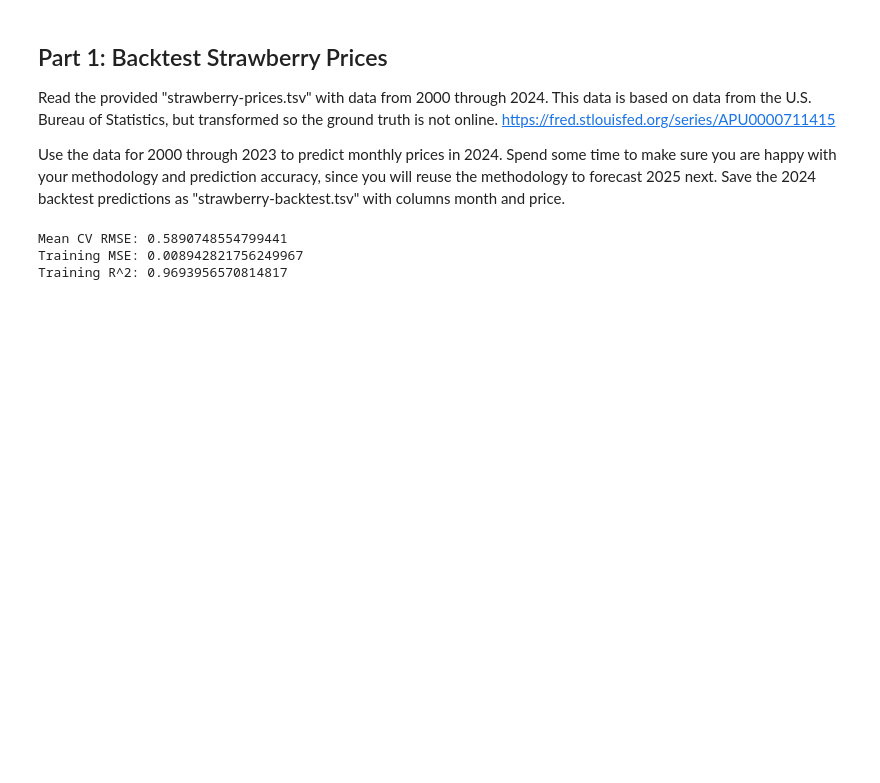
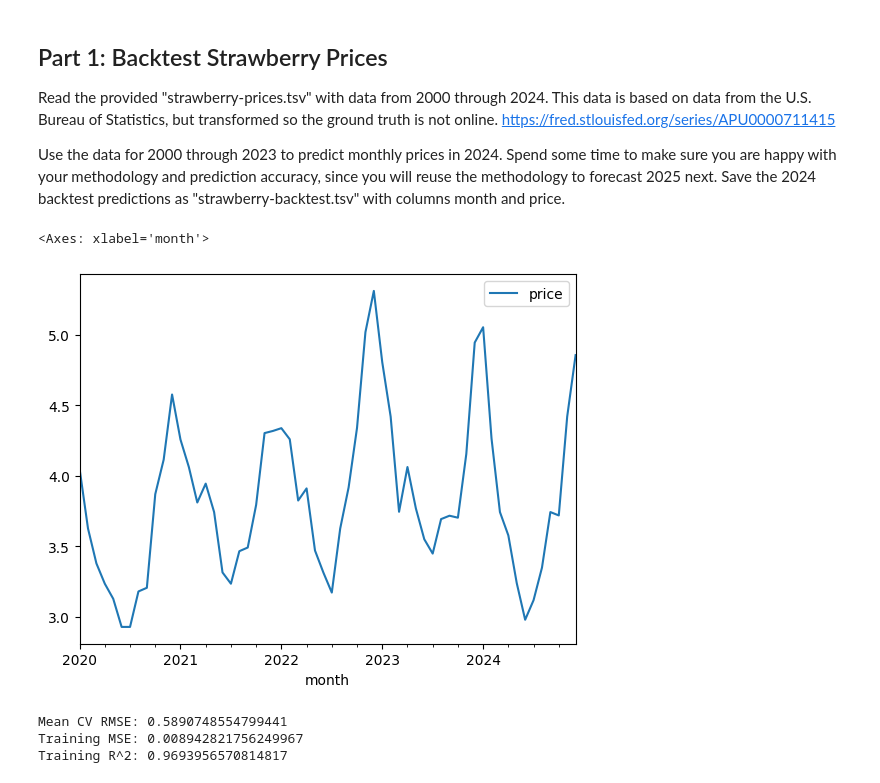
Before and after one commit to cfornesa/dx704-project-02, a Jupyter notebook: project.ipynb, the cells around one changed output. Saved outputs shown, nothing was run; the diff lists cells and outputs as text; code cells hidden in the pictures; blank space fills up the shorter version.

```diff
--- a/project.ipynb
+++ b/project.ipynb
@@ -35,5 +35,32 @@ https://fred.stlouisfed.org/series/APU0000711415
 Use the data for 2000 through 2023 to predict monthly prices in 2024.
 Spend some time to make sure you are happy with your methodology and prediction accuracy, since you will reuse the methodology to forecast 2025 next.
 Save the 2024 backtest predictions as "strawberry-backtest.tsv" with columns month and price.
+# %%
+# YOUR CHANGES HERE
+
+# Imports
+import pandas as pd
+import numpy as np
+import statsmodels.tsa.ar_model as ar_model
+import statsmodels.graphics.tsaplots as tsaplots
+
+# from sklearn.linear_model import LinearRegression
+# from sklearn.preprocessing import PolynomialFeatures
+
+# from sklearn.svm import SVR
+# from sklearn.pipeline import make_pipeline
+# from sklearn.metrics import mean_squared_error
+# from sklearn.metrics import r2_score
+# from sklearn.model_selection import cross_val_score
+
+# Import strawberry-prices.tsv
+strawberry_prices = pd.read_csv("strawberry-prices.tsv", sep="\t")
+strawberry_prices["month"] = pd.to_datetime(strawberry_prices["month"])
+strawberry_prices = strawberry_prices.set_index("month")
+# %%
+strawberry_prices.plot()
+# %% [output]
+<Axes: xlabel='month'>
+[figure, added]
 # %%
 # YOUR CHANGES HERE
```
Also changed, not shown: parts of 1 cell of this notebook.
